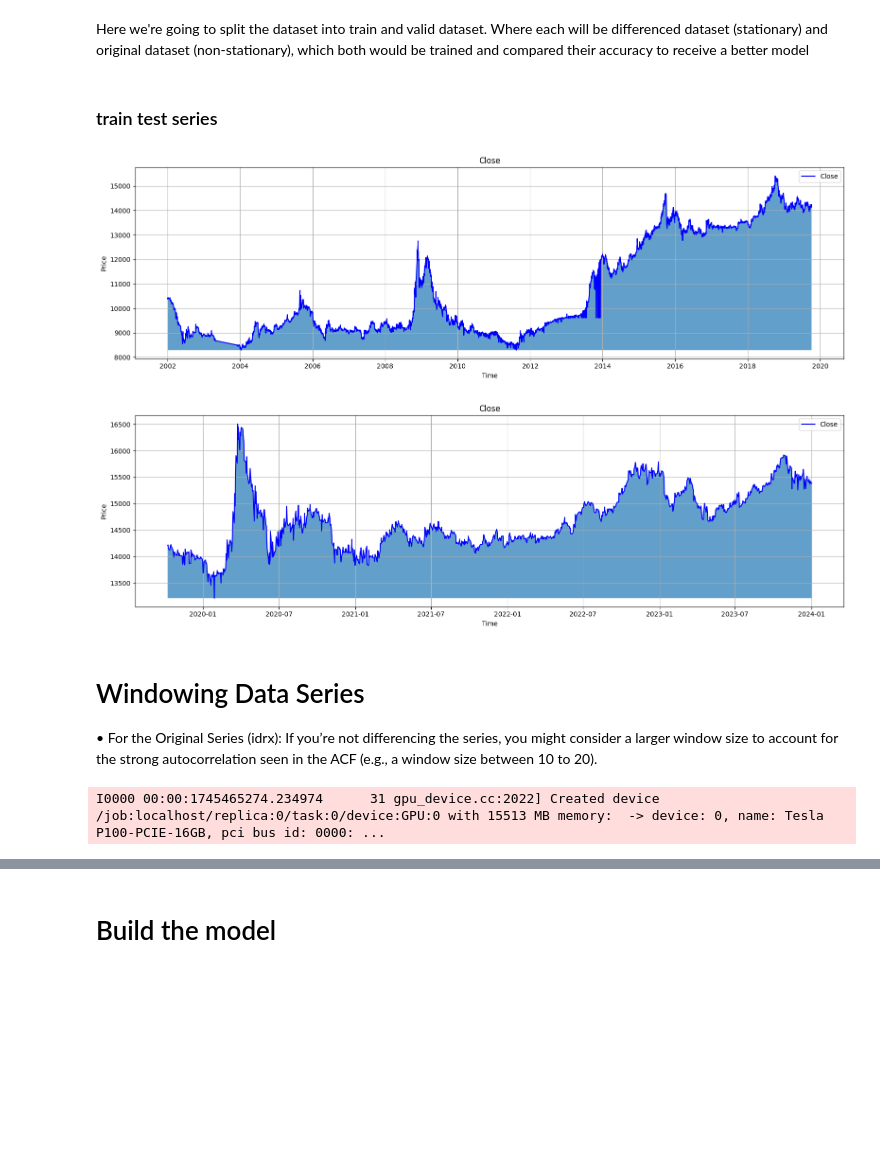
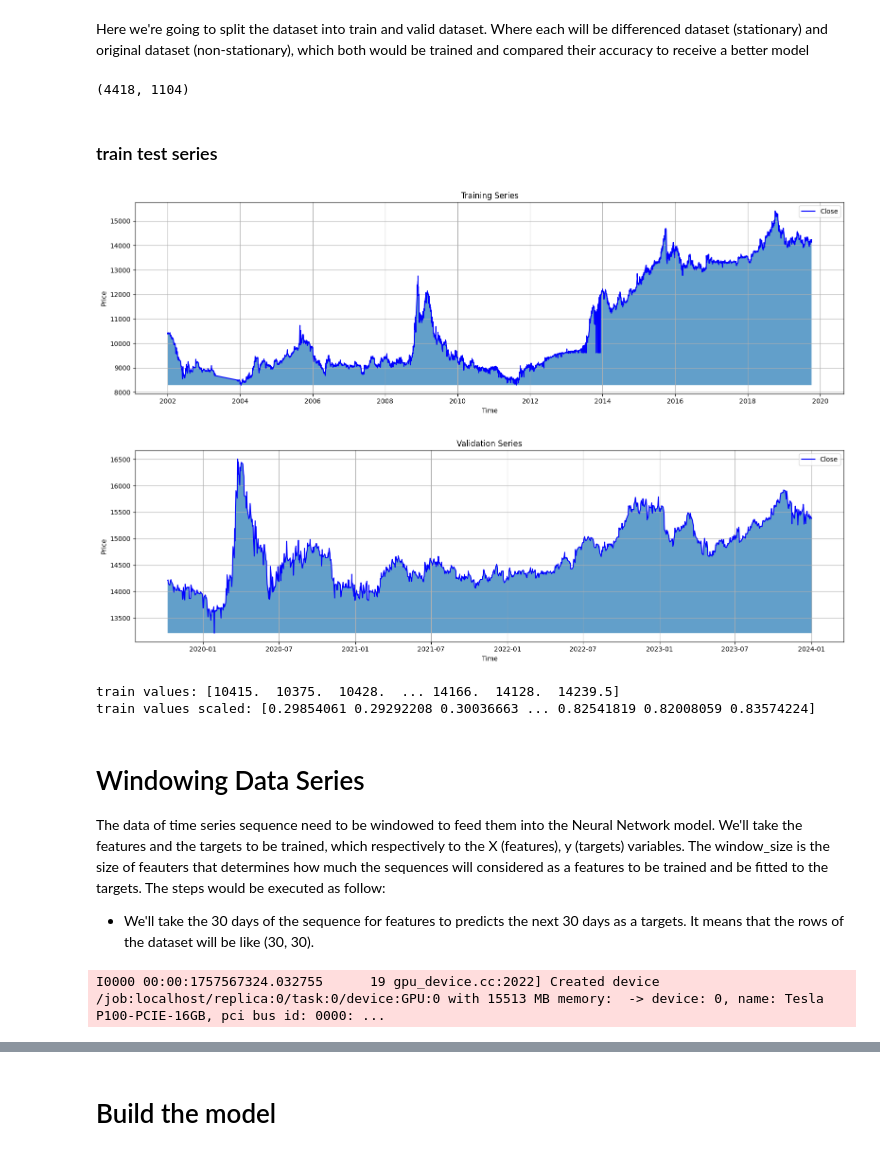
Before and after one commit to sayid-alt/usd_idr_exchange_prediction, a Jupyter notebook: Prediction_Analysis.ipynb, the cells around one changed output, grey strips where cells are left out. Drawn from its saved outputs; the diff is of its cells as text; code cells hidden in the pictures; blank space fills up the shorter version.

Commit message:
Kaggle Notebook | lstm&gru_idr-usd_prediction | idrx-lstm-cnn-v2-full

```diff
--- a/Prediction_Analysis.ipynb
+++ b/Prediction_Analysis.ipynb
@@ -59,7 +59,8 @@ def plot_series(df,
                 start_date=None,
                 end_date=None,
                 colors=['blue', 'red', 'green', 'brown'],
-                fillbar=False
+                fillbar=False,
+                title=None
                 ):
   """Plots multiple series from a Pandas DataFrame with different colors.
 
@@ -108,6 +109,7 @@ def plot_series(df,
     ax.grid(True)
 
   plt.tight_layout()
+  plt.title(title)
   plt.show()
 
 
@@ -392,23 +394,35 @@ Here we're going to split the dataset into train and valid dataset. Where each w
 split_time = int(len(idrx_df) * 0.2)
 train_series = idrx_df[:-split_time]
 valid_series = idrx_df[-split_time:]
+len(train_series), len(valid_series)
+# %% [output]
+(4418, 1104)
 # %% [markdown]
 ### train test series
 # %%
 # plot train series
-plot_series(train_series, ['Close'], fillbar=True)
+plot_series(train_series, ['Close'], fillbar=True, title='Training Series')
+
 # plot validation series
-plot_series(valid_series, ['Close'], fillbar=True)
+plot_series(valid_series, ['Close'], fillbar=True, title='Validation Series')
 # %% [output]
-[figure, old version]
+[figure, new version]
-[figure, old version]
+[figure, new version]
 # %%
 from sklearn.preprocessing import MinMaxScaler
 scaler = MinMaxScaler()
 
 train_scaled = scaler.fit_transform(np.expand_dims(train_series['Close'].to_numpy(), axis=-1))
 valid_scaled = scaler.transform(np.expand_dims(valid_series['Close'].to_numpy(), axis=-1))
+
+print('train values: {}'.format(train_series['Close'].to_numpy()))
+print('train values scaled: {}'.format(train_scaled.flatten()))
+# %% [output]
+train values: [10415.  10375.  10428.  ... 14166.  14128.  14239.5]
+train values scaled: [0.29854061 0.29292208 0.30036663 ... 0.82541819 0.82008059 0.83574224]
-# %% [markdown]
-# Windowing Data Series
-•	For the Original Series (idrx): If you’re not differencing the series, you might consider a larger window size to account for the strong autocorrelation seen in the ACF (e.g., a window size between 10 to 20).
+# %% [markdown]
+# Windowing Data Series
+The data of time series sequence need to be windowed to feed them into the Neural Network model. We'll take the features and the targets to be trained, which respectively to the X (features), y (targets) variables. The window_size is the size of feauters that determines how much the sequences will considered as a features to be trained and be fitted to the targets. The steps would be executed as follow:
+
+- We'll take the 30 days of the sequence for features to predicts the next 30 days as a targets. It means that the rows of the dataset will be like (30, 30).
 # %%
@@ -434,13 +448,13 @@ def windowed_dataset(series, window_size, batch_size, shuffle_buffer):
   dataset = dataset.batch(batch_size).prefetch(1)
   return dataset
 # %%
-BATCH_SIZE = 8
+BATCH_SIZE = 10
 WINDOW_SIZE = 30 # will be explore more and fine tuned the value
-# WINDOW_SIZE_DIFF = 30 # will be explore more and fine tuned the value
+TARGET_SIZE = 1
 SHUFFLE_BUFFER = len(train_series)
 
-train_idrx = windowed_dataset(train_scaled, window_size=WINDOW_SIZE, batch_size=BATCH_SIZE, shuffle_buffer=SHUFFLE_BUFFER)
-valid_idrx = windowed_dataset(valid_scaled, window_size=WINDOW_SIZE, batch_size=BATCH_SIZE, shuffle_buffer=SHUFFLE_BUFFER)
+train_windowed = windowed_dataset(train_scaled, window_size=WINDOW_SIZE, target_size=TARGET_SIZE, batch_size=BATCH_SIZE, shuffle_buffer=SHUFFLE_BUFFER)
+valid_windowed = windowed_dataset(valid_scaled, window_size=WINDOW_SIZE, target_size=TARGET_SIZE, batch_size=BATCH_SIZE, shuffle_buffer=None)
 # %% [output]
-I0000 00:00:1745465274.234974      31 gpu_device.cc:2022] Created device /job:localhost/replica:0/task:0/device:GPU:0 with 15513 MB memory:  -> device: 0, name: Tesla P100-PCIE-16GB, pci bus id: 0000: ...
+I0000 00:00:1757567324.032755      19 gpu_device.cc:2022] Created device /job:localhost/replica:0/task:0/device:GPU:0 with 15513 MB memory:  -> device: 0, name: Tesla P100-PCIE-16GB, pci bus id: 0000: ...
 # %%
```
Also changed, not shown: parts of 41 cells of this notebook.
